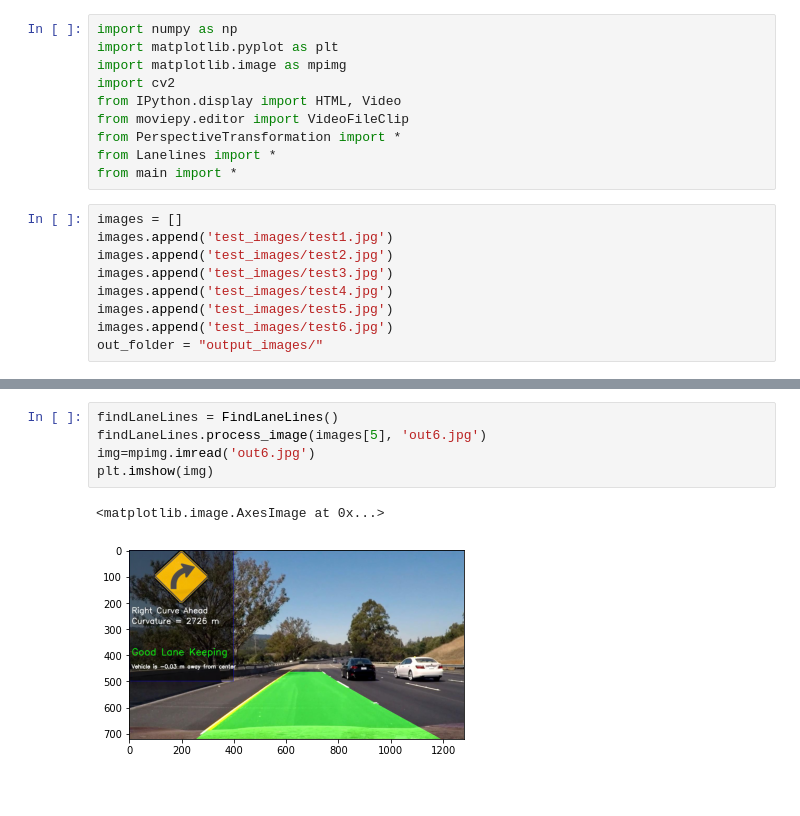
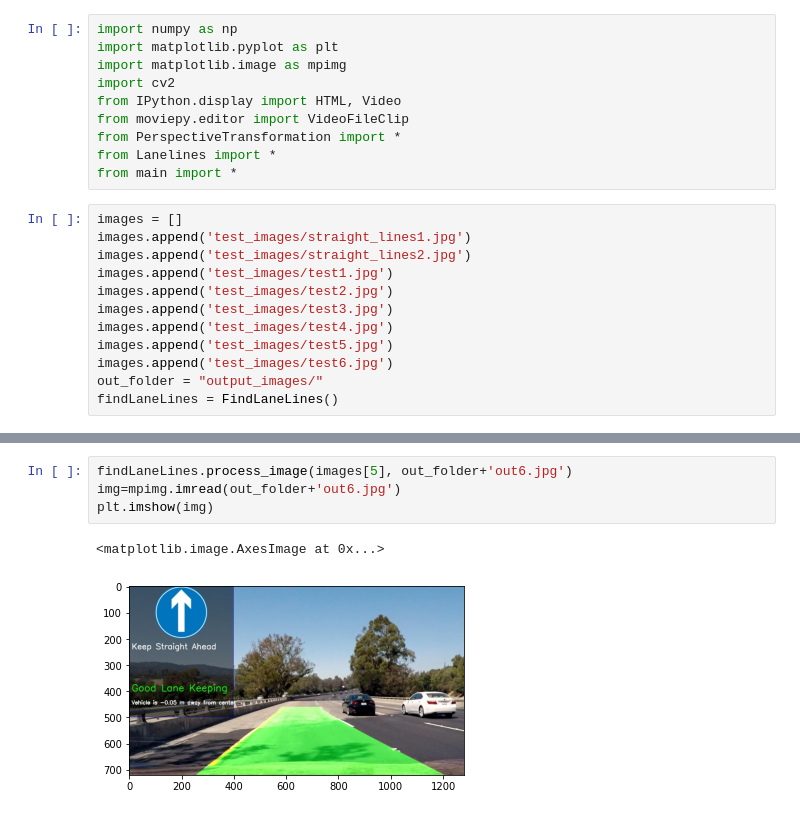
Before and after one commit to malakmaurice/Lane_lines_image_procceing-, a Jupyter notebook: test.ipynb, the cells around one changed output, grey strips where cells are left out. Cells and saved outputs as stored; diff of their text form.

```diff
--- a/test.ipynb
+++ b/test.ipynb
@@ -10,6 +10,8 @@ from Lanelines import *
 from main import *
 # %%
 images = []
+images.append('test_images/straight_lines1.jpg')
+images.append('test_images/straight_lines2.jpg')
 images.append('test_images/test1.jpg')
 images.append('test_images/test2.jpg')
 images.append('test_images/test3.jpg')
@@ -17,4 +19,5 @@ images.append('test_images/test4.jpg')
 images.append('test_images/test5.jpg')
 images.append('test_images/test6.jpg')
 out_folder = "output_images/"
+findLaneLines = FindLaneLines()
 # %%
@@ -60,8 +58,7 @@ plt.imshow(img)
 # %%
-findLaneLines = FindLaneLines()
-findLaneLines.process_image(images[5], 'out6.jpg')
-img=mpimg.imread('out6.jpg')
+findLaneLines.process_image(images[5], out_folder+'out6.jpg')
+img=mpimg.imread(out_folder+'out6.jpg')
 plt.imshow(img)
 # %% [output]
 <matplotlib.image.AxesImage at 0x...>
-[figure, old version]
+[figure, new version]
```
Also changed, not shown: parts of 7 cells of this notebook, 8 other files.
